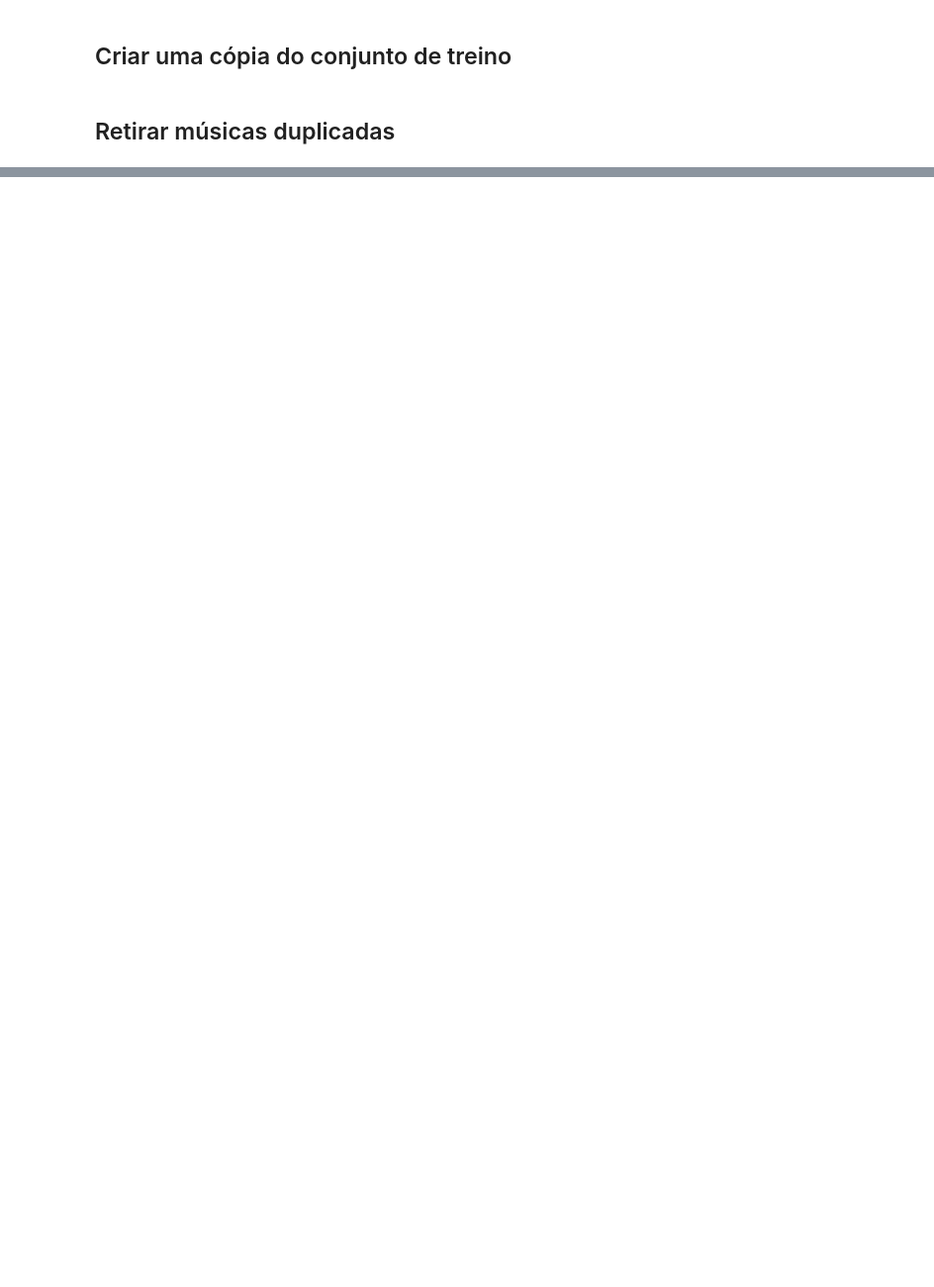
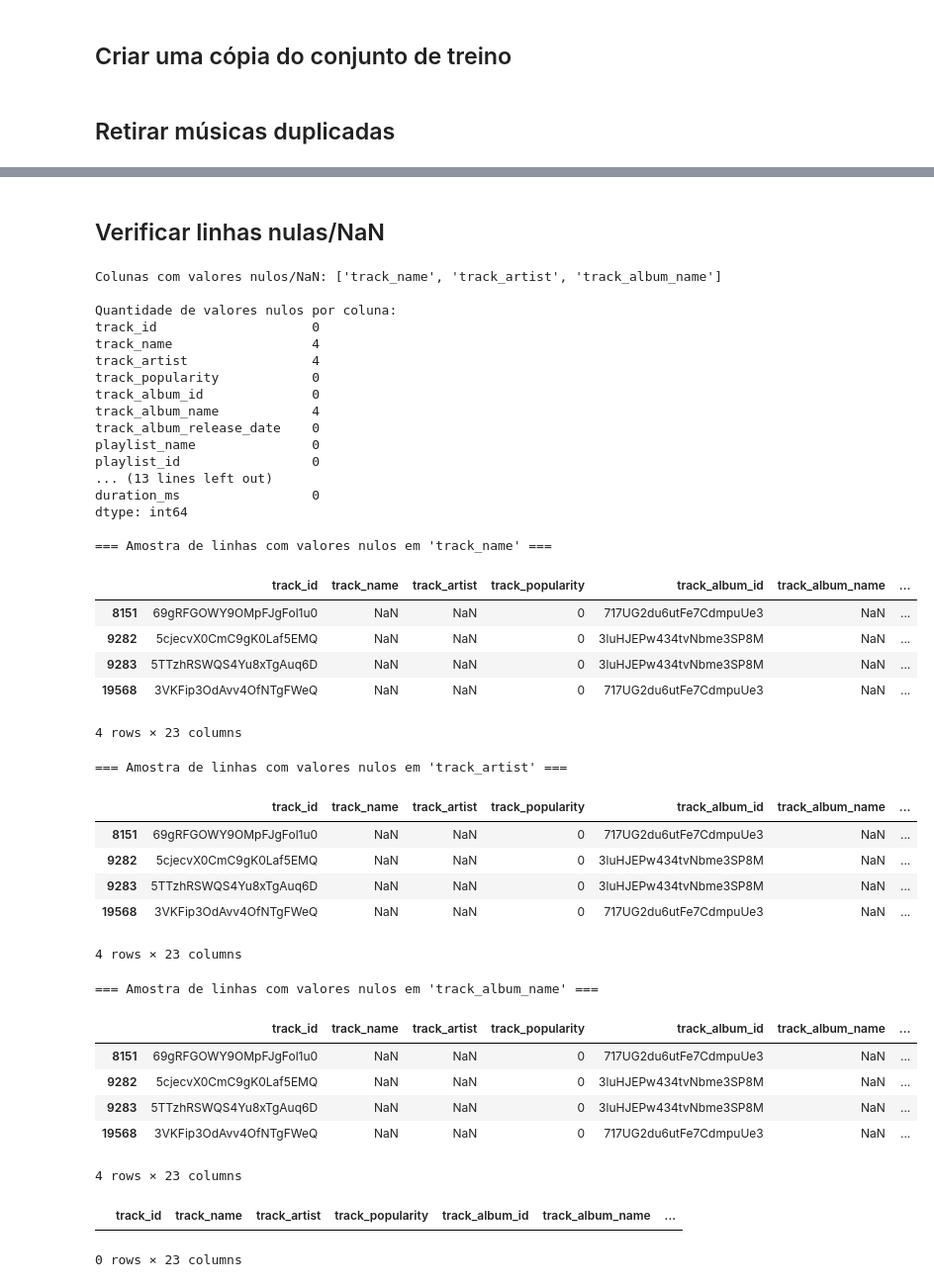
Before and after one commit to Lrs-mtos/song-popularity-ML, a Jupyter notebook: song_popularity.ipynb, the cells around one changed output, grey strips where cells are left out. Shown at 99% size. Cells and saved outputs as stored; diff of their text form; code cells hidden in the pictures; blank space fills up the shorter version.

```diff
--- a/song_popularity.ipynb
+++ b/song_popularity.ipynb
@@ -128,0 +312,63 @@ len(songs_cp_sorted)
+# %% [markdown]
+## Verificar linhas nulas/NaN
+# %%
+import pandas as pd
+
+# Mostra todas as colunas que têm pelo menos um valor NaN
+colunas_com_nan = songs_cp.columns[songs_cp.isna().any()].tolist()
+print("Colunas com valores nulos/NaN:", colunas_com_nan)
+
+# Quantos valores nulos cada coluna tem:
+valores_nulos_por_coluna = songs_cp.isna().sum()
+print("\nQuantidade de valores nulos por coluna:")
+print(valores_nulos_por_coluna)
+
+# Exibir amostras das linhas com NaN para cada coluna identificada
+for col in colunas_com_nan:
+    print(f"\n=== Amostra de linhas com valores nulos em '{col}' ===")
+    linhas_com_nan = songs_cp[songs_cp[col].isna()]
+    display(linhas_com_nan.head())  # mostra as 5 primeiras linhas que têm NaN nessa coluna
+# %% [output]
+Colunas com valores nulos/NaN: ['track_name', 'track_artist', 'track_album_name']
+
+Quantidade de valores nulos por coluna:
+track_id                    0
+track_name                  4
+track_artist                4
+track_popularity            0
+track_album_id              0
+track_album_name            4
+track_album_release_date    0
+playlist_name               0
+playlist_id                 0
+... (13 lines left out)
+duration_ms                 0
+dtype: int64
+
+=== Amostra de linhas com valores nulos em 'track_name' ===
+|  | track_id | track_name | track_artist | track_popularity | track_album_id | track_album_name | ... |
+| 8151 | 69gRFGOWY9OMpFJgFol1u0 | NaN | NaN | 0 | 717UG2du6utFe7CdmpuUe3 | NaN | ... |
+| 9282 | 5cjecvX0CmC9gK0Laf5EMQ | NaN | NaN | 0 | 3luHJEPw434tvNbme3SP8M | NaN | ... |
+| 9283 | 5TTzhRSWQS4Yu8xTgAuq6D | NaN | NaN | 0 | 3luHJEPw434tvNbme3SP8M | NaN | ... |
+| 19568 | 3VKFip3OdAvv4OfNTgFWeQ | NaN | NaN | 0 | 717UG2du6utFe7CdmpuUe3 | NaN | ... |
+4 rows × 23 columns
+=== Amostra de linhas com valores nulos em 'track_artist' ===
+|  | track_id | track_name | track_artist | track_popularity | track_album_id | track_album_name | ... |
+| 8151 | 69gRFGOWY9OMpFJgFol1u0 | NaN | NaN | 0 | 717UG2du6utFe7CdmpuUe3 | NaN | ... |
+| 9282 | 5cjecvX0CmC9gK0Laf5EMQ | NaN | NaN | 0 | 3luHJEPw434tvNbme3SP8M | NaN | ... |
+| 9283 | 5TTzhRSWQS4Yu8xTgAuq6D | NaN | NaN | 0 | 3luHJEPw434tvNbme3SP8M | NaN | ... |
+| 19568 | 3VKFip3OdAvv4OfNTgFWeQ | NaN | NaN | 0 | 717UG2du6utFe7CdmpuUe3 | NaN | ... |
+4 rows × 23 columns
+=== Amostra de linhas com valores nulos em 'track_album_name' ===
+|  | track_id | track_name | track_artist | track_popularity | track_album_id | track_album_name | ... |
+| 8151 | 69gRFGOWY9OMpFJgFol1u0 | NaN | NaN | 0 | 717UG2du6utFe7CdmpuUe3 | NaN | ... |
+| 9282 | 5cjecvX0CmC9gK0Laf5EMQ | NaN | NaN | 0 | 3luHJEPw434tvNbme3SP8M | NaN | ... |
+| 9283 | 5TTzhRSWQS4Yu8xTgAuq6D | NaN | NaN | 0 | 3luHJEPw434tvNbme3SP8M | NaN | ... |
+| 19568 | 3VKFip3OdAvv4OfNTgFWeQ | NaN | NaN | 0 | 717UG2du6utFe7CdmpuUe3 | NaN | ... |
+4 rows × 23 columns
+# %%
+# Mostrar sample de datas nulas no dataset
+songs_cp[songs_cp["track_name"].isna()].sample(0)
+# %% [output]
+|  | track_id | track_name | track_artist | track_popularity | track_album_id | track_album_name | ... |
+0 rows × 23 columns
```
Also changed, not shown: parts of 26 cells of this notebook.
